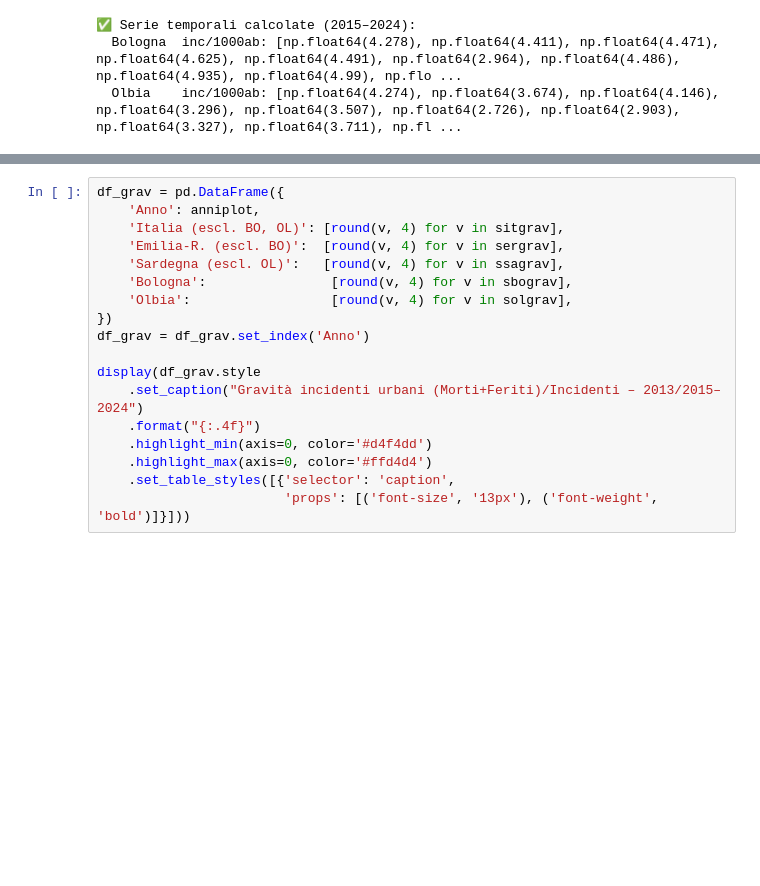
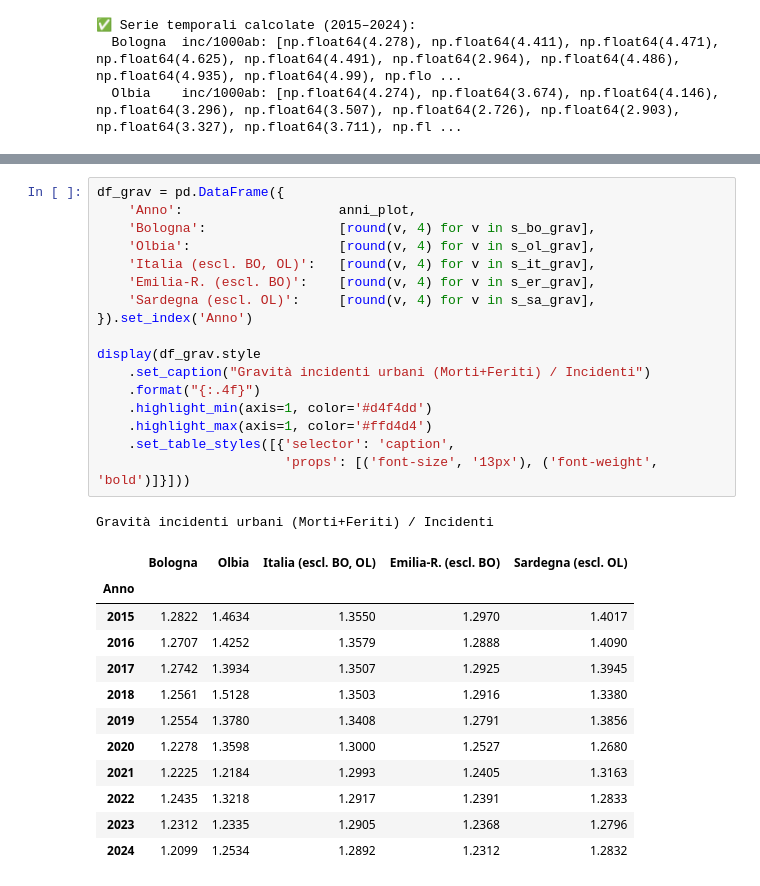
Before and after one commit to epicariello/zone30, a Jupyter notebook: Zone30.ipynb, the cells around one changed output, grey strips where cells are left out. Drawn from its saved outputs; the diff is of its cells as text; blank space fills up the shorter version.

```diff
--- a/Zone30.ipynb
+++ b/Zone30.ipynb
@@ -201,18 +210,31 @@ plt.show()
 # %%
 df_grav = pd.DataFrame({
-    'Anno': anniplot,
-    'Italia (escl. BO, OL)': [round(v, 4) for v in sitgrav],
-    'Emilia-R. (escl. BO)':  [round(v, 4) for v in sergrav],
-    'Sardegna (escl. OL)':   [round(v, 4) for v in ssagrav],
-    'Bologna':                [round(v, 4) for v in sbograv],
-    'Olbia':                  [round(v, 4) for v in solgrav],
-})
-df_grav = df_grav.set_index('Anno')
+    'Anno':                    anni_plot,
+    'Bologna':                 [round(v, 4) for v in s_bo_grav],
+    'Olbia':                   [round(v, 4) for v in s_ol_grav],
+    'Italia (escl. BO, OL)':   [round(v, 4) for v in s_it_grav],
+    'Emilia-R. (escl. BO)':    [round(v, 4) for v in s_er_grav],
+    'Sardegna (escl. OL)':     [round(v, 4) for v in s_sa_grav],
+}).set_index('Anno')
 
 display(df_grav.style
-    .set_caption("Gravità incidenti urbani (Morti+Feriti)/Incidenti – 2013/2015–2024")
+    .set_caption("Gravità incidenti urbani (Morti+Feriti) / Incidenti")
     .format("{:.4f}")
-    .highlight_min(axis=0, color='#d4f4dd')
-    .highlight_max(axis=0, color='#ffd4d4')
+    .highlight_min(axis=1, color='#d4f4dd')
+    .highlight_max(axis=1, color='#ffd4d4')
     .set_table_styles([{'selector': 'caption',
                         'props': [('font-size', '13px'), ('font-weight', 'bold')]}]))
+# %% [output]
+Gravità incidenti urbani (Morti+Feriti) / Incidenti
+|  | Bologna | Olbia | Italia (escl. BO, OL) | Emilia-R. (escl. BO) | Sardegna (escl. OL) |
+| Anno |  |  |  |  |  |
+| 2015 | 1.2822 | 1.4634 | 1.3550 | 1.2970 | 1.4017 |
+| 2016 | 1.2707 | 1.4252 | 1.3579 | 1.2888 | 1.4090 |
+| 2017 | 1.2742 | 1.3934 | 1.3507 | 1.2925 | 1.3945 |
+| 2018 | 1.2561 | 1.5128 | 1.3503 | 1.2916 | 1.3380 |
+| 2019 | 1.2554 | 1.3780 | 1.3408 | 1.2791 | 1.3856 |
+| 2020 | 1.2278 | 1.3598 | 1.3000 | 1.2527 | 1.2680 |
+| 2021 | 1.2225 | 1.2184 | 1.2993 | 1.2405 | 1.3163 |
+| 2022 | 1.2435 | 1.3218 | 1.2917 | 1.2391 | 1.2833 |
+| 2023 | 1.2312 | 1.2335 | 1.2905 | 1.2368 | 1.2796 |
+| 2024 | 1.2099 | 1.2534 | 1.2892 | 1.2312 | 1.2832 |
```
Also changed, not shown: parts of 6 cells of this notebook.
